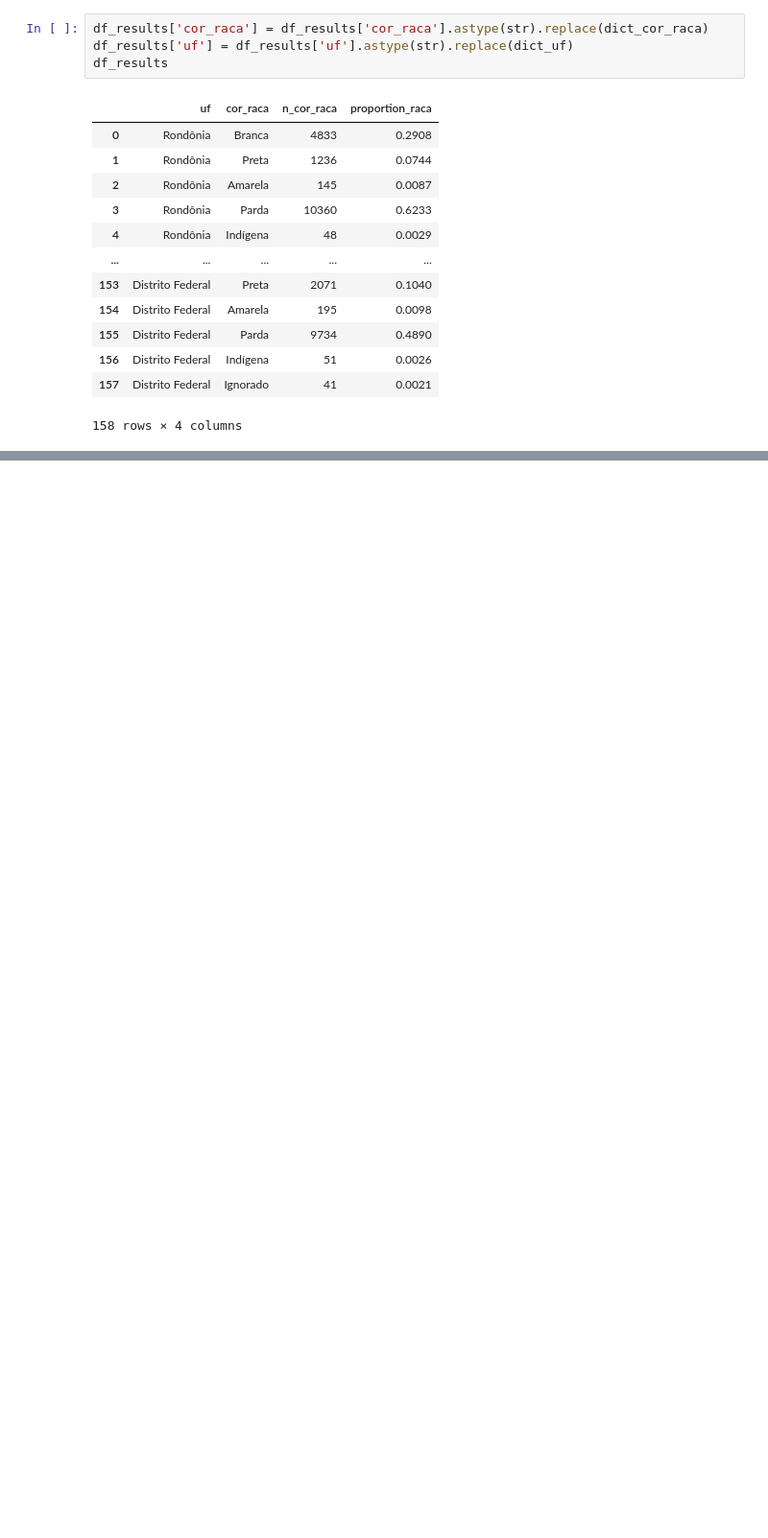
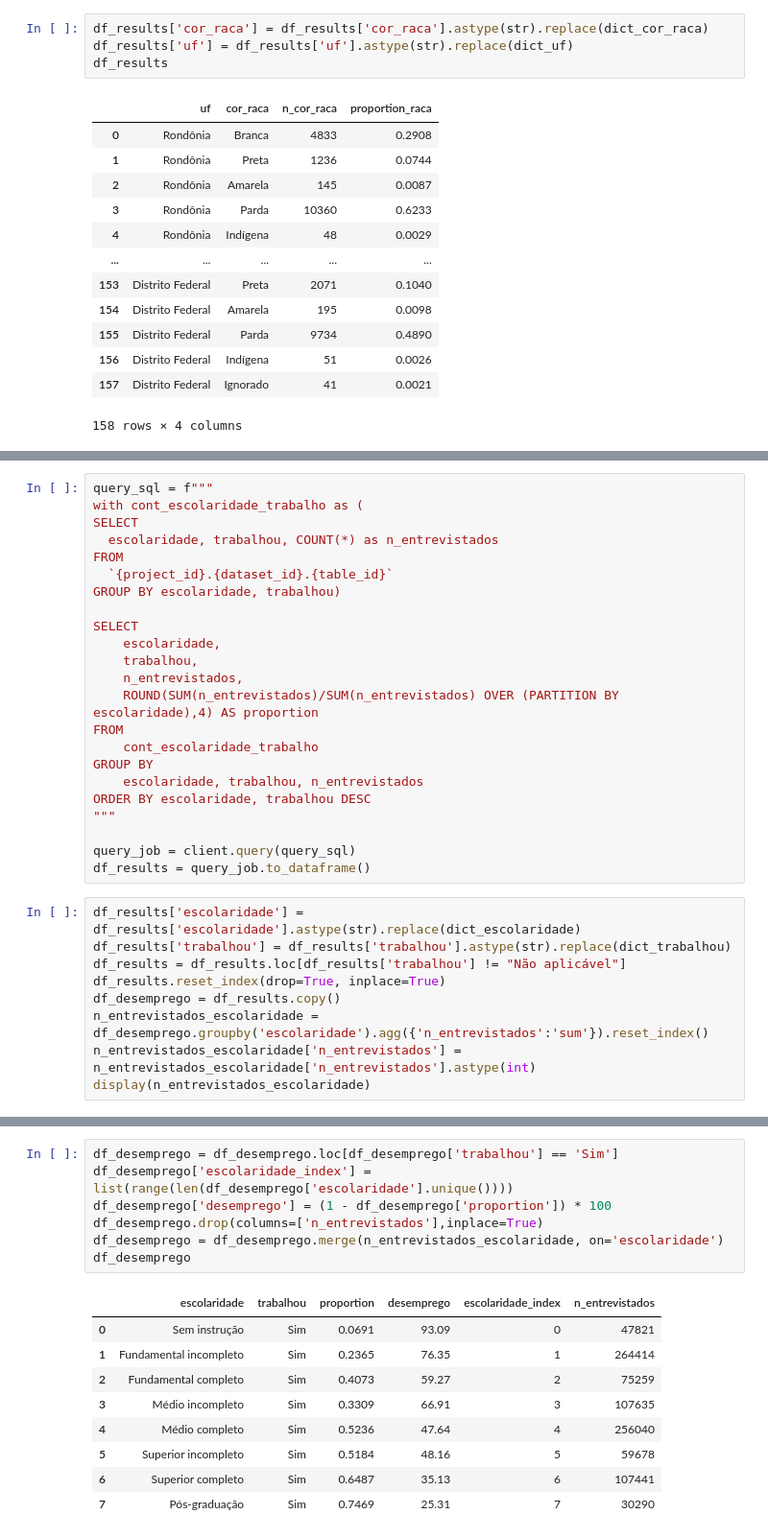
Before and after one commit to jackson-simionato/fase3_pos_tech, a Jupyter notebook: Tech_Challenge_Fase_3/2_create_visualizations.ipynb, the cells around one changed output, grey strips where cells are left out. Shown at 96% size. Drawn from its saved outputs; the diff is of its cells as text; blank space fills up the shorter version.

```diff
--- a/Tech_Challenge_Fase_3/2_create_visualizations.ipynb
+++ b/Tech_Challenge_Fase_3/2_create_visualizations.ipynb
@@ -247,0 +365,32 @@ fig_cor_raca.show()
+# %%
+query_sql = f"""
+with cont_escolaridade_trabalho as (
+SELECT
+  escolaridade, trabalhou, COUNT(*) as n_entrevistados
+FROM
+  `{project_id}.{dataset_id}.{table_id}`
+GROUP BY escolaridade, trabalhou)
+
+SELECT
+    escolaridade,
+    trabalhou,
+    n_entrevistados,
+    ROUND(SUM(n_entrevistados)/SUM(n_entrevistados) OVER (PARTITION BY escolaridade),4) AS proportion
+FROM
+    cont_escolaridade_trabalho
+GROUP BY
+    escolaridade, trabalhou, n_entrevistados
+ORDER BY escolaridade, trabalhou DESC
+"""
+
+query_job = client.query(query_sql)
+df_results = query_job.to_dataframe()
+# %%
+df_results['escolaridade'] = df_results['escolaridade'].astype(str).replace(dict_escolaridade)
+df_results['trabalhou'] = df_results['trabalhou'].astype(str).replace(dict_trabalhou)
+df_results = df_results.loc[df_results['trabalhou'] != "Não aplicável"]
+df_results.reset_index(drop=True, inplace=True)
+df_desemprego = df_results.copy()
+n_entrevistados_escolaridade = df_desemprego.groupby('escolaridade').agg({'n_entrevistados':'sum'}).reset_index()
+n_entrevistados_escolaridade['n_entrevistados'] = n_entrevistados_escolaridade['n_entrevistados'].astype(int)
+display(n_entrevistados_escolaridade)
@@ -247,0 +407,17 @@ fig_cor_raca.show()
+# %%
+df_desemprego = df_desemprego.loc[df_desemprego['trabalhou'] == 'Sim']
+df_desemprego['escolaridade_index'] = list(range(len(df_desemprego['escolaridade'].unique())))
+df_desemprego['desemprego'] = (1 - df_desemprego['proportion']) * 100
+df_desemprego.drop(columns=['n_entrevistados'],inplace=True)
+df_desemprego = df_desemprego.merge(n_entrevistados_escolaridade, on='escolaridade')
+df_desemprego
+# %% [output]
+|  | escolaridade | trabalhou | proportion | desemprego | escolaridade_index | n_entrevistados |
+| 0 | Sem instrução | Sim | 0.0691 | 93.09 | 0 | 47821 |
+| 1 | Fundamental incompleto | Sim | 0.2365 | 76.35 | 1 | 264414 |
+| 2 | Fundamental completo | Sim | 0.4073 | 59.27 | 2 | 75259 |
+| 3 | Médio incompleto | Sim | 0.3309 | 66.91 | 3 | 107635 |
+| 4 | Médio completo | Sim | 0.5236 | 47.64 | 4 | 256040 |
+| 5 | Superior incompleto | Sim | 0.5184 | 48.16 | 5 | 59678 |
+| 6 | Superior completo | Sim | 0.6487 | 35.13 | 6 | 107441 |
+| 7 | Pós-graduação | Sim | 0.7469 | 25.31 | 7 | 30290 |
```
Also changed, not shown: parts of 18 cells of this notebook, 9 other files.
